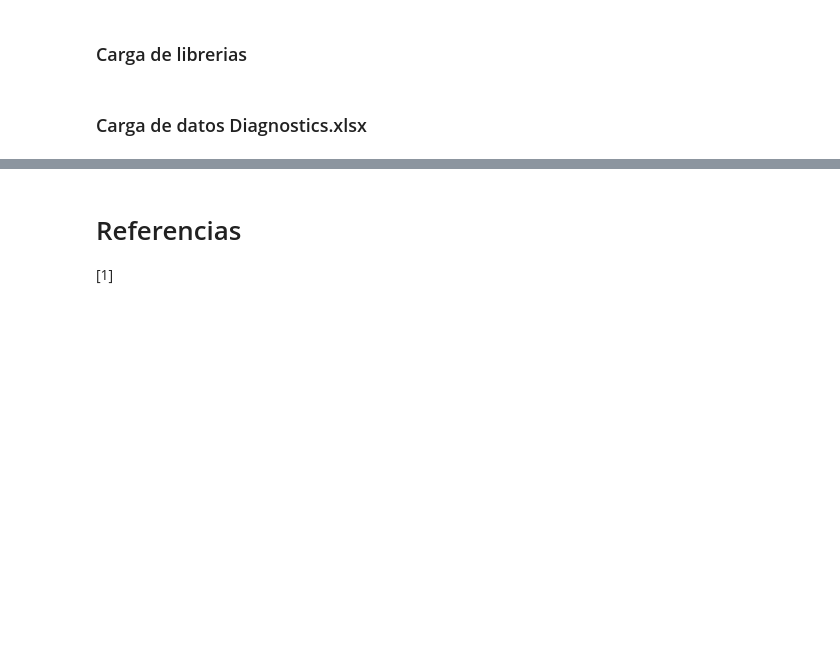
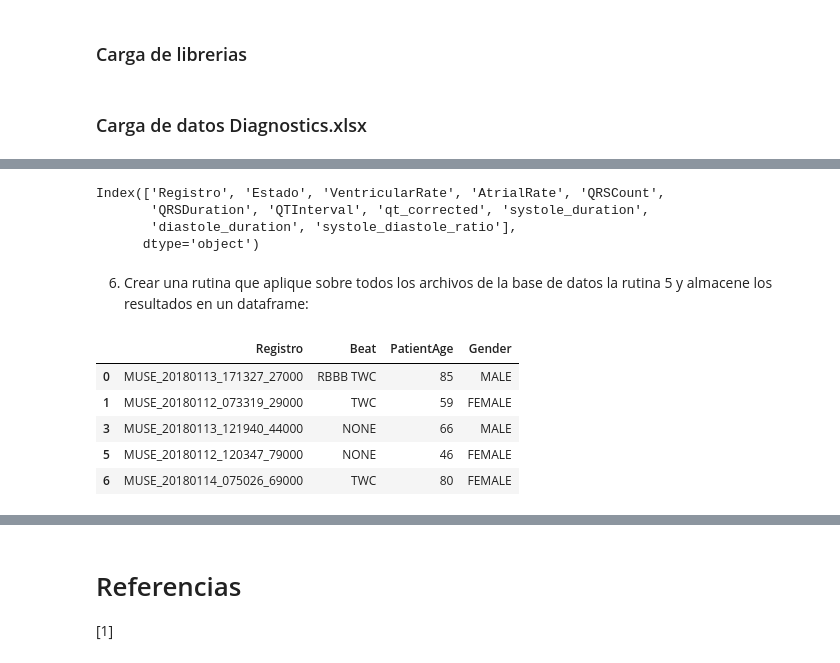
Before and after one commit to MariaOs02/LabBiosenales, a Jupyter notebook: Proyecto_4/Proyecto4.ipynb, the cells around one changed output, grey strips where cells are left out. Saved outputs shown, nothing was run; the diff lists cells and outputs as text; code cells hidden in the pictures; blank space fills up the shorter version.

```diff
--- a/Proyecto_4/Proyecto4.ipynb
+++ b/Proyecto_4/Proyecto4.ipynb
@@ -341,0 +256,9 @@ file_rhythm_all = dict(zip(selected_data_all['FileName'], selected_data_all['Rhy
+# %%
+df_ECG.columns
+# %% [output]
+Index(['Registro', 'Estado', 'VentricularRate', 'AtrialRate', 'QRSCount',
+       'QRSDuration', 'QTInterval', 'qt_corrected', 'systole_duration',
+       'diastole_duration', 'systole_diastole_ratio'],
+      dtype='object')
+# %% [markdown]
+6. Crear una rutina que aplique sobre todos los archivos de la base de datos la rutina 5 y almacene los resultados en un dataframe:
@@ -341,0 +273,9 @@ file_rhythm_all = dict(zip(selected_data_all['FileName'], selected_data_all['Rhy
+# %%
+df_diagnostics_2merge.head()
+# %% [output]
+|  | Registro | Beat | PatientAge | Gender |
+| 0 | MUSE_20180113_171327_27000 | RBBB TWC | 85 | MALE |
+| 1 | MUSE_20180112_073319_29000 | TWC | 59 | FEMALE |
+| 3 | MUSE_20180113_121940_44000 | NONE | 66 | MALE |
+| 5 | MUSE_20180112_120347_79000 | NONE | 46 | FEMALE |
+| 6 | MUSE_20180114_075026_69000 | TWC | 80 | FEMALE |
```
Also changed, not shown: parts of 66 cells of this notebook, 1 other file.
